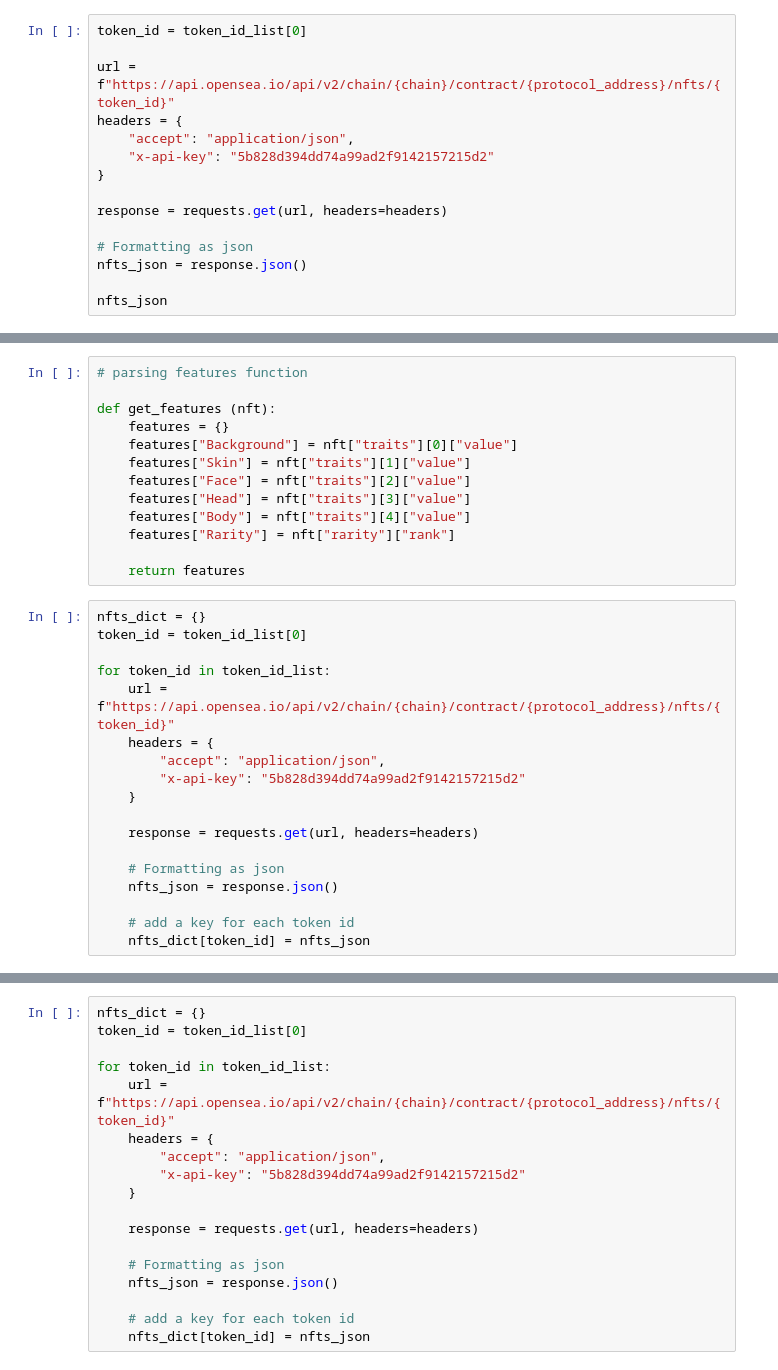
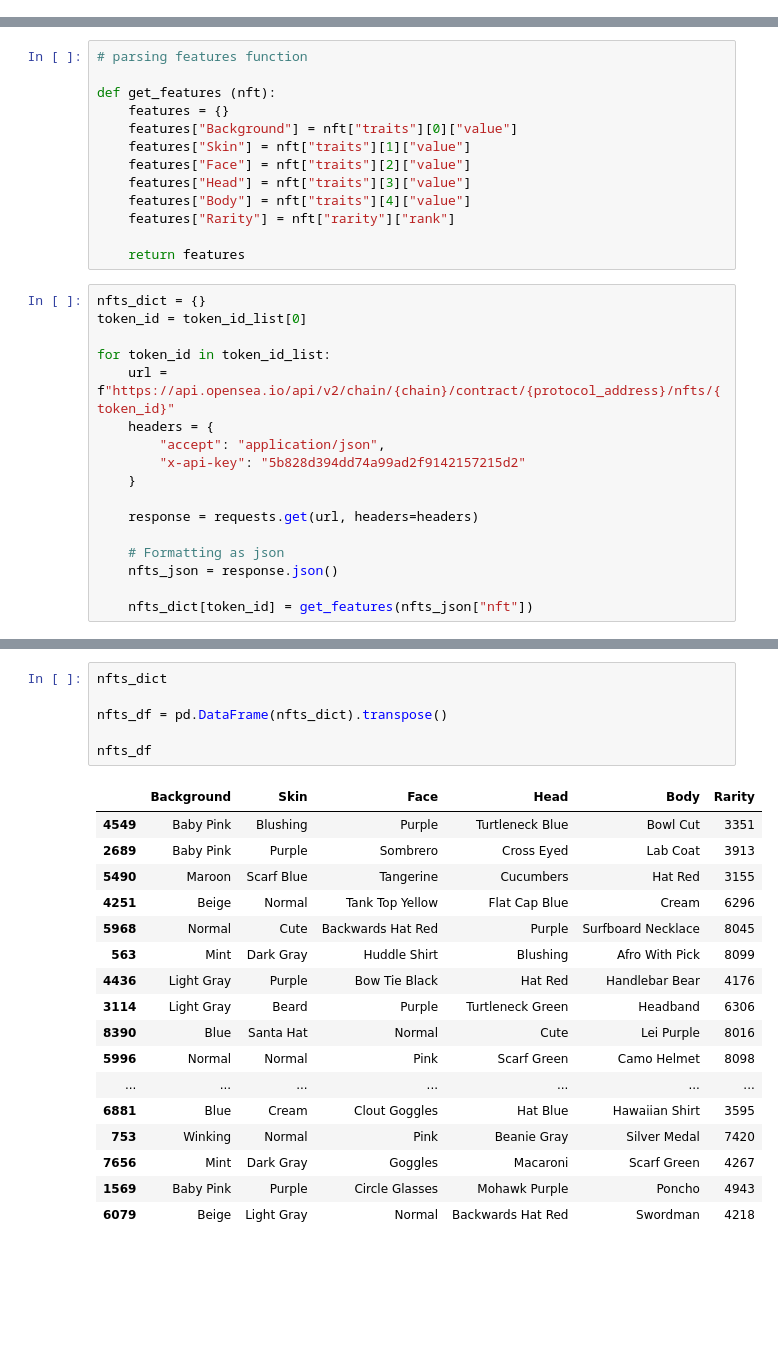
Before and after one commit to Project-3-Anvi-Maria-and-Jacqueline/project3, a Jupyter notebook: api_jacqueline.ipynb, the cells around one changed output, grey strips where cells are left out. Saved outputs shown, nothing was run; the diff lists cells and outputs as text; blank space fills up the shorter version.

Commit message:
event nft features data in df - finally

```diff
--- a/api_jacqueline.ipynb
+++ b/api_jacqueline.ipynb
@@ -305,18 +305,3 @@ chain = chain[0]
 
 # token ID in a list for iteration
 token_id_list = events_df["nft.identifier"].to_list()
-# %%
-token_id = token_id_list[0]
-
-url = f"https://api.opensea.io/api/v2/chain/{chain}/contract/{protocol_address}/nfts/{token_id}"
-headers = {
-    "accept": "application/json",
-    "x-api-key": "5b828d394dd74a99ad2f9142157215d2"
-}
-
-response = requests.get(url, headers=headers)
-
-# Formatting as json
-nfts_json = response.json()
-
-nfts_json
@@ -367,5 +334,4 @@ for token_id in token_id_list:
     # Formatting as json
     nfts_json = response.json()
 
-    # add a key for each token id
-    nfts_dict[token_id] = nfts_json
+    nfts_dict[token_id] = get_features(nfts_json["nft"])
@@ -376,18 +338,24 @@ for token_id in token_id_list:
-# %%
-nfts_dict = {}
-token_id = token_id_list[0]
-
-for token_id in token_id_list:
-    url = f"https://api.opensea.io/api/v2/chain/{chain}/contract/{protocol_address}/nfts/{token_id}"
-    headers = {
-        "accept": "application/json",
-        "x-api-key": "5b828d394dd74a99ad2f9142157215d2"
-    }
-
-    response = requests.get(url, headers=headers)
-
-    # Formatting as json
-    nfts_json = response.json()
-
-    # add a key for each token id
-    nfts_dict[token_id] = nfts_json
+# %%
+nfts_dict
+
+nfts_df = pd.DataFrame(nfts_dict).transpose()
+
+nfts_df
+# %% [output]
+|  | Background | Skin | Face | Head | Body | Rarity |
+| 4549 | Baby Pink | Blushing | Purple | Turtleneck Blue | Bowl Cut | 3351 |
+| 2689 | Baby Pink | Purple | Sombrero | Cross Eyed | Lab Coat | 3913 |
+| 5490 | Maroon | Scarf Blue | Tangerine | Cucumbers | Hat Red | 3155 |
+| 4251 | Beige | Normal | Tank Top Yellow | Flat Cap Blue | Cream | 6296 |
+| 5968 | Normal | Cute | Backwards Hat Red | Purple | Surfboard Necklace | 8045 |
+| 563 | Mint | Dark Gray | Huddle Shirt | Blushing | Afro With Pick | 8099 |
+| 4436 | Light Gray | Purple | Bow Tie Black | Hat Red | Handlebar Bear | 4176 |
+| 3114 | Light Gray | Beard | Purple | Turtleneck Green | Headband | 6306 |
+| 8390 | Blue | Santa Hat | Normal | Cute | Lei Purple | 8016 |
+| 5996 | Normal | Normal | Pink | Scarf Green | Camo Helmet | 8098 |
+| ... | ... | ... | ... | ... | ... | ... |
+| 6881 | Blue | Cream | Clout Goggles | Hat Blue | Hawaiian Shirt | 3595 |
+| 753 | Winking | Normal | Pink | Beanie Gray | Silver Medal | 7420 |
+| 7656 | Mint | Dark Gray | Goggles | Macaroni | Scarf Green | 4267 |
+| 1569 | Baby Pink | Purple | Circle Glasses | Mohawk Purple | Poncho | 4943 |
+| 6079 | Beige | Light Gray | Normal | Backwards Hat Red | Swordman | 4218 |
```
Also changed, not shown: parts of 2 cells of this notebook, 1 other file.
